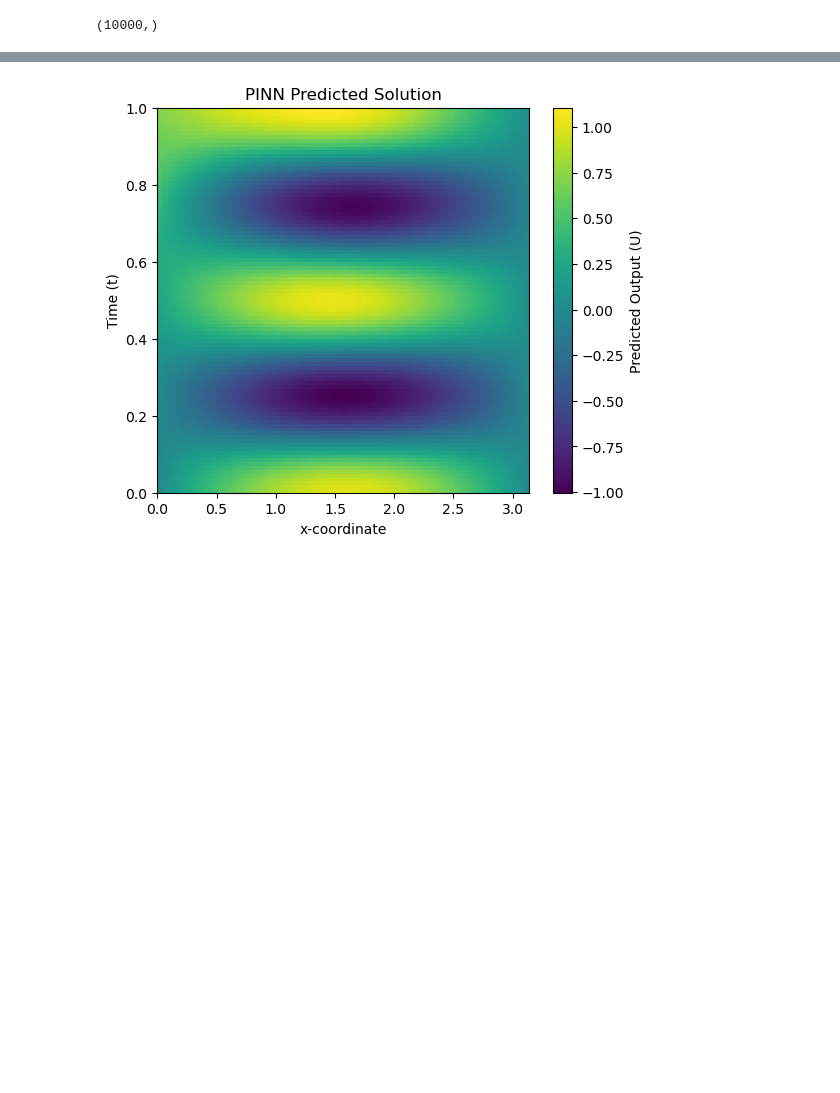
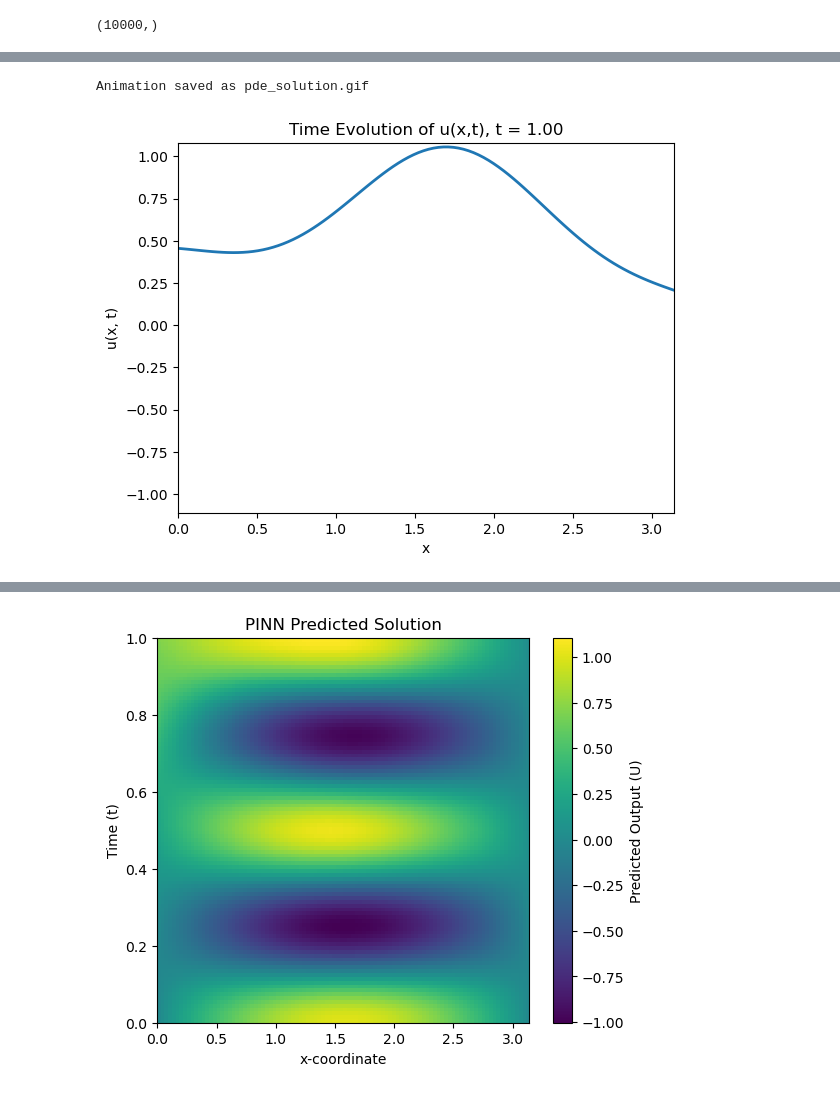
Before and after one commit to alleswe2k/PINNs, a Jupyter notebook: 1D_time_problem/time2.ipynb, the cells around one changed output, grey strips where cells are left out. Drawn from its saved outputs; the diff is of its cells as text; code cells hidden in the pictures; blank space fills up the shorter version.

```diff
--- a/1D_time_problem/time2.ipynb
+++ b/1D_time_problem/time2.ipynb
@@ -270,3 +282,28 @@ print(l2_error)
+# %%
+fig, ax = plt.subplots()
+
+line, = ax.plot(x_vals, u_pred[0, :], lw=2)
+
+ax.set_xlim(x_min, x_max)
+ax.set_ylim(np.min(u_pred), np.max(u_pred))
+ax.set_xlabel("x")
+ax.set_ylabel("u(x, t)")
+ax.set_title("Time Evolution of u(x, t)")
+
+def update(frame):
+    line.set_ydata(u_pred[frame, :])  # Update y-data for the line plot
+    ax.set_title(f"Time Evolution of u(x,t), t = {t_vals[frame]:.2f}")
+    return line,
+
+ani = animation.FuncAnimation(fig, update, frames=grid_size, interval=50, blit=True)
+
+# Save as a GIF
+ani.save("pde_solution.gif", writer=animation.PillowWriter(fps=20))
+
+print("Animation saved as pde_solution.gif")
+# %% [output]
+Animation saved as pde_solution.gif
+[figure, added]
 # %%
 plt.figure(figsize=(6, 5))
 sc = plt.scatter(X_flat, T_flat, c=u_pred, cmap='jet')
```
Also changed, not shown: parts of 10 cells of this notebook, 24 other files.
